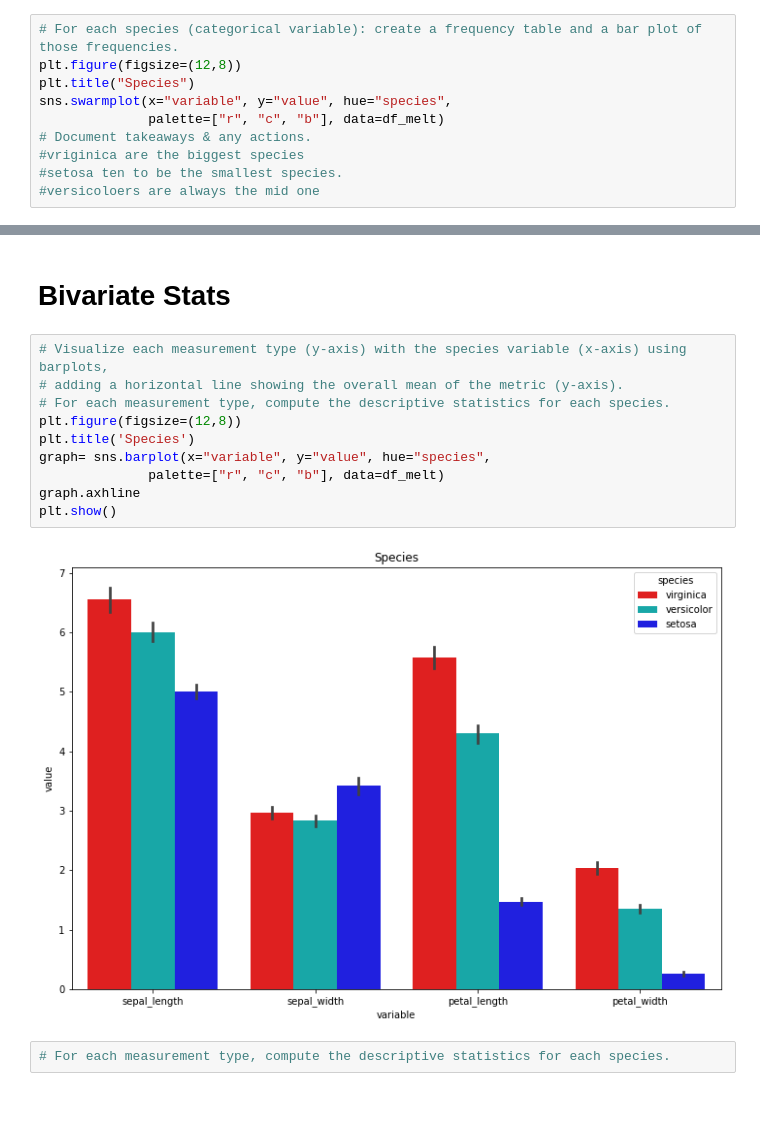
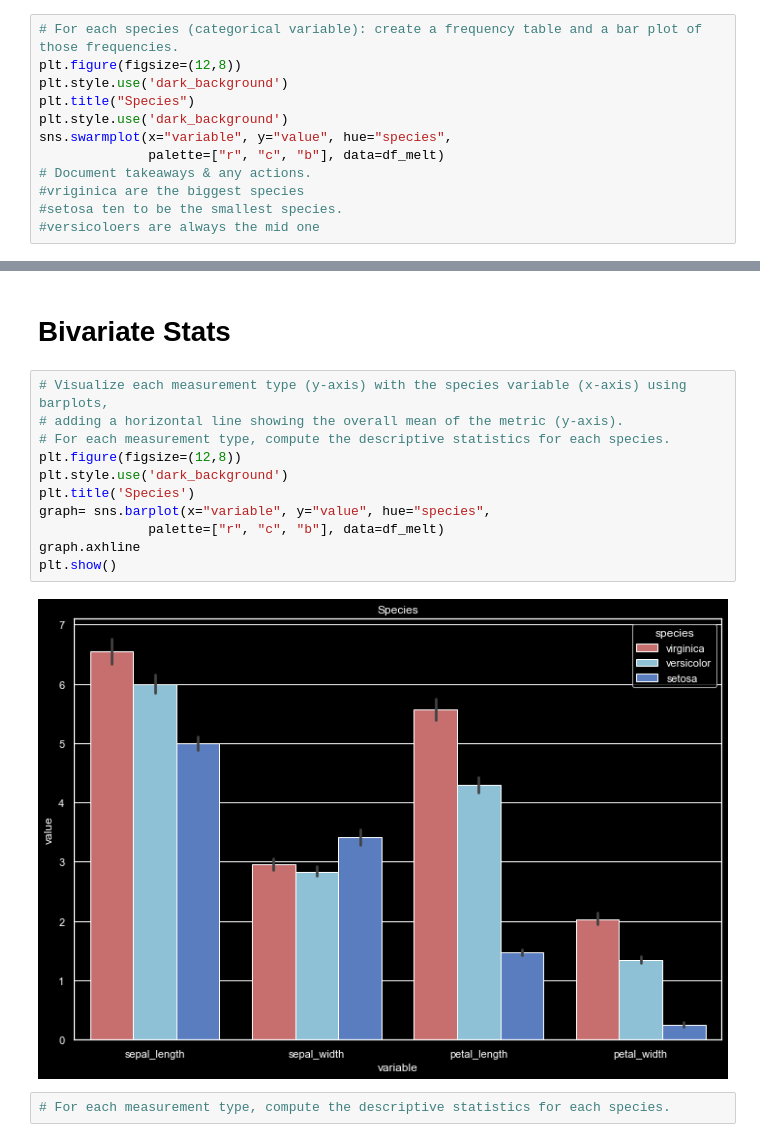
Before and after one commit to cristianibarra1/classification-exercises, a Jupyter notebook: classification-exercises.ipynb, the cells around one changed output, grey strips where cells are left out. Cells and saved outputs as stored; diff of their text form; blank space fills up the shorter version.

```diff
--- a/classification-exercises.ipynb
+++ b/classification-exercises.ipynb
@@ -502,7 +488,9 @@ print(df_melt.head())
 # %%
 # For each species (categorical variable): create a frequency table and a bar plot of those frequencies.
 plt.figure(figsize=(12,8))
+plt.style.use('dark_background')
 plt.title("Species")
+plt.style.use('dark_background')
 sns.swarmplot(x="variable", y="value", hue="species",
               palette=["r", "c", "b"], data=df_melt)
 # Document takeaways & any actions.
@@ -517,15 +505,16 @@ sns.swarmplot(x="variable", y="value", hue="species",
 # %%
 # Visualize each measurement type (y-axis) with the species variable (x-axis) using barplots,
 # adding a horizontal line showing the overall mean of the metric (y-axis).
 # For each measurement type, compute the descriptive statistics for each species.
 plt.figure(figsize=(12,8))
+plt.style.use('dark_background')
 plt.title('Species')
 graph= sns.barplot(x="variable", y="value", hue="species",
               palette=["r", "c", "b"], data=df_melt)
 graph.axhline
 plt.show()
 # %% [output]
-[figure, old version]
+[figure, new version]
 # %%
 # For each measurement type, compute the descriptive statistics for each species.
 # %%
```
Also changed, not shown: parts of 12 cells of this notebook.
